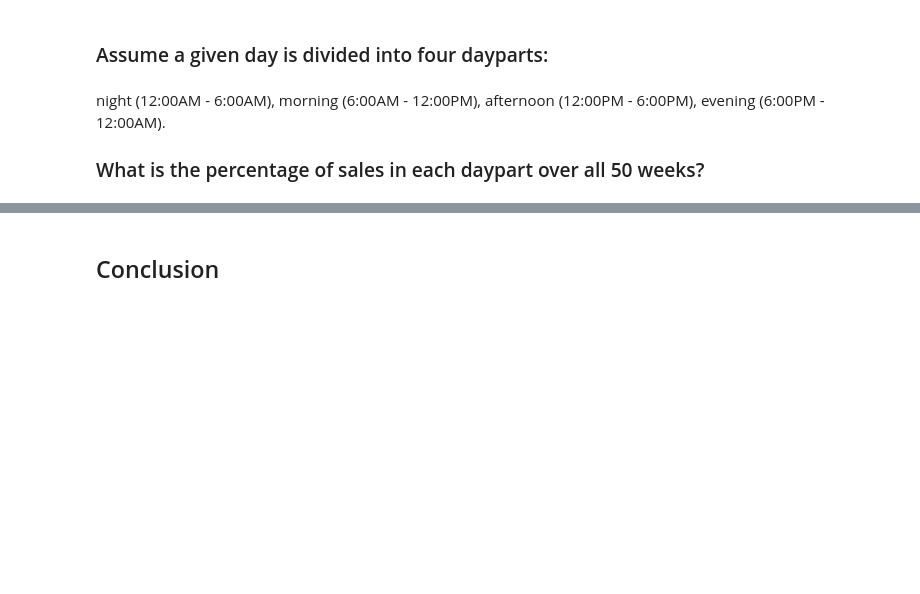
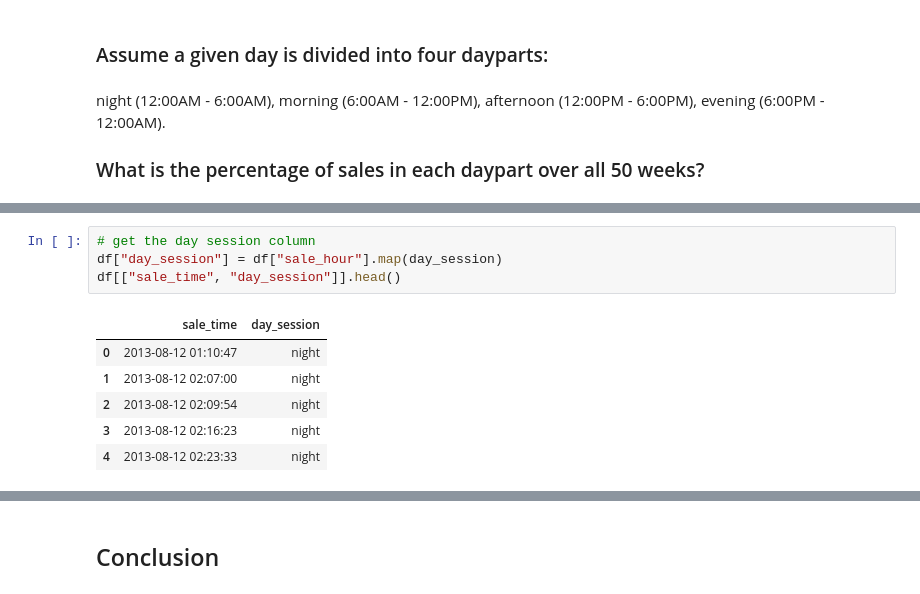
Before and after one commit to Friend09/strata_sales-data-analysis, a Jupyter notebook: practise_notebook.ipynb, the cells around one changed output, grey strips where cells are left out. Saved outputs shown, nothing was run; the diff lists cells and outputs as text; blank space fills up the shorter version.

```diff
--- a/practise_notebook.ipynb
+++ b/practise_notebook.ipynb
@@ -411,0 +452,11 @@ evening (6:00PM - 12:00AM).
+# %%
+# get the day session column
+df["day_session"] = df["sale_hour"].map(day_session)
+df[["sale_time", "day_session"]].head()
+# %% [output]
+|  | sale_time | day_session |
+| 0 | 2013-08-12 01:10:47 | night |
+| 1 | 2013-08-12 02:07:00 | night |
+| 2 | 2013-08-12 02:09:54 | night |
+| 3 | 2013-08-12 02:16:23 | night |
+| 4 | 2013-08-12 02:23:33 | night |
```
Also changed, not shown: parts of 8 cells of this notebook.
